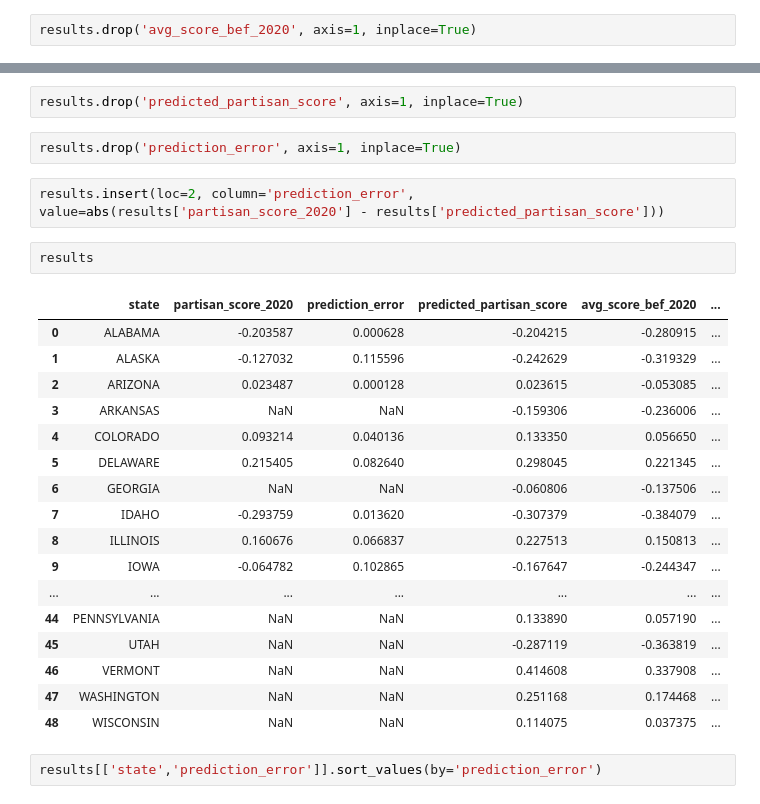
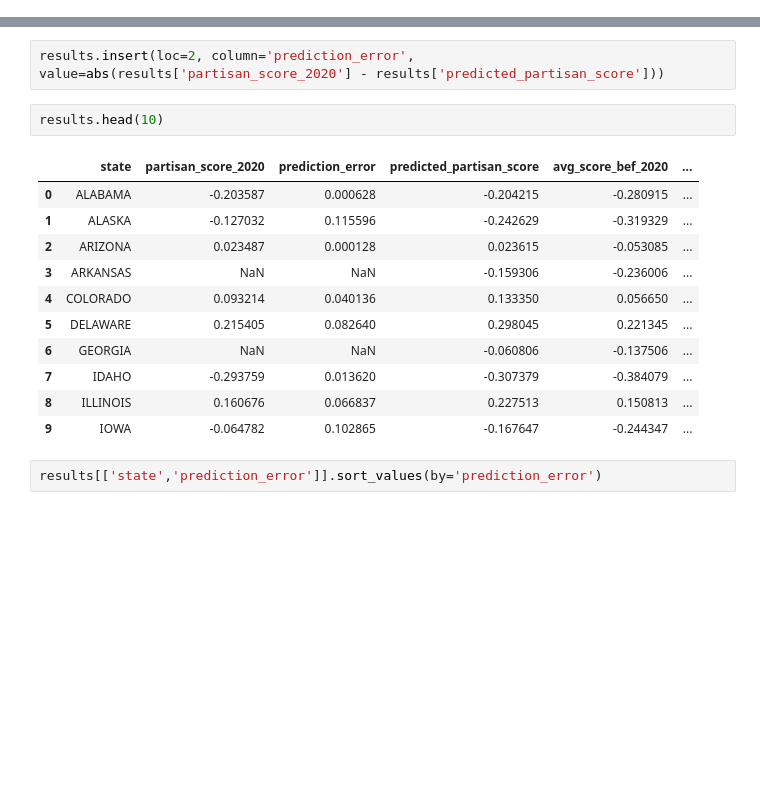
Before and after one commit to leobruell/elections-2022-project, a Jupyter notebook: initial-data-explore.ipynb, the cells around one changed output, grey strips where cells are left out. Saved outputs shown, nothing was run; the diff lists cells and outputs as text; blank space fills up the shorter version.

```diff
--- a/initial-data-explore.ipynb
+++ b/initial-data-explore.ipynb
@@ -229,8 +215,6 @@ gen_ballot_20[gen_ballot_20['end_date'] > dt.datetime(2020,10,25)]['partisan_lea
 7.672121212121212
 # %%
 results.insert(loc=2, column='avg_score_bef_2020', value=results[['partisan_score_2018', 'partisan_score_2016']].mean(axis=1))
-# %%
-results.drop('avg_score_bef_2020', axis=1, inplace=True)
 # %%
 results['partisan_score_2020'][results['state'] == 'GEORGIA'] = np.NaN
 # %% [output]
@@ -240,32 +224,22 @@ See the caveats in the documentation: https://pandas.pydata.org/pandas-docs/stab
   results['partisan_score_2020'][results['state'] == 'GEORGIA'] = np.NaN
 # %%
 results.insert(loc=2, column='predicted_partisan_score', value=results['avg_score_bef_2020'] + .0767)
-# %%
-results.drop('predicted_partisan_score', axis=1, inplace=True)
-# %%
-results.drop('prediction_error', axis=1, inplace=True)
 # %%
 results.insert(loc=2, column='prediction_error', value=abs(results['partisan_score_2020'] - results['predicted_partisan_score']))
 # %%
-results
+results.head(10)
 # %% [output]
 |  | state | partisan_score_2020 | prediction_error | predicted_partisan_score | avg_score_bef_2020 | ... |
 | 0 | ALABAMA | -0.203587 | 0.000628 | -0.204215 | -0.280915 | ... |
 | 1 | ALASKA | -0.127032 | 0.115596 | -0.242629 | -0.319329 | ... |
 | 2 | ARIZONA | 0.023487 | 0.000128 | 0.023615 | -0.053085 | ... |
 | 3 | ARKANSAS | NaN | NaN | -0.159306 | -0.236006 | ... |
 | 4 | COLORADO | 0.093214 | 0.040136 | 0.133350 | 0.056650 | ... |
 | 5 | DELAWARE | 0.215405 | 0.082640 | 0.298045 | 0.221345 | ... |
 | 6 | GEORGIA | NaN | NaN | -0.060806 | -0.137506 | ... |
 | 7 | IDAHO | -0.293759 | 0.013620 | -0.307379 | -0.384079 | ... |
 | 8 | ILLINOIS | 0.160676 | 0.066837 | 0.227513 | 0.150813 | ... |
 | 9 | IOWA | -0.064782 | 0.102865 | -0.167647 | -0.244347 | ... |
-| ... | ... | ... | ... | ... | ... | ... |
-| 44 | PENNSYLVANIA | NaN | NaN | 0.133890 | 0.057190 | ... |
-| 45 | UTAH | NaN | NaN | -0.287119 | -0.363819 | ... |
-| 46 | VERMONT | NaN | NaN | 0.414608 | 0.337908 | ... |
-| 47 | WASHINGTON | NaN | NaN | 0.251168 | 0.174468 | ... |
-| 48 | WISCONSIN | NaN | NaN | 0.114075 | 0.037375 | ... |
 # %%
 results[['state','prediction_error']].sort_values(by='prediction_error')
 # %% [output]
```
Also changed, not shown: parts of 27 cells of this notebook.
